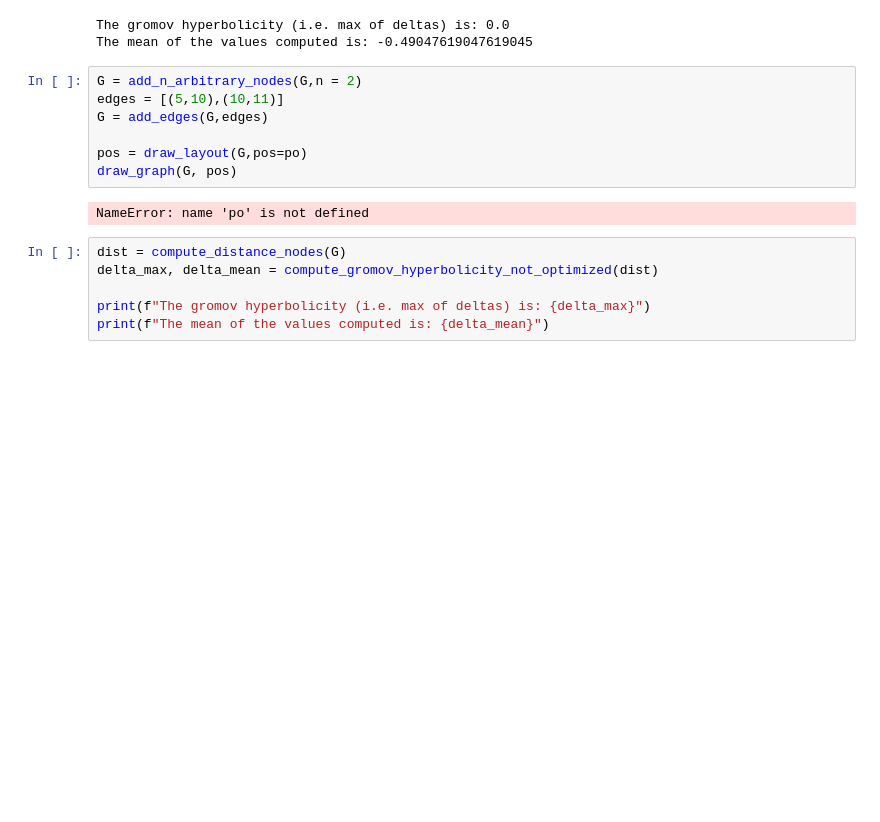
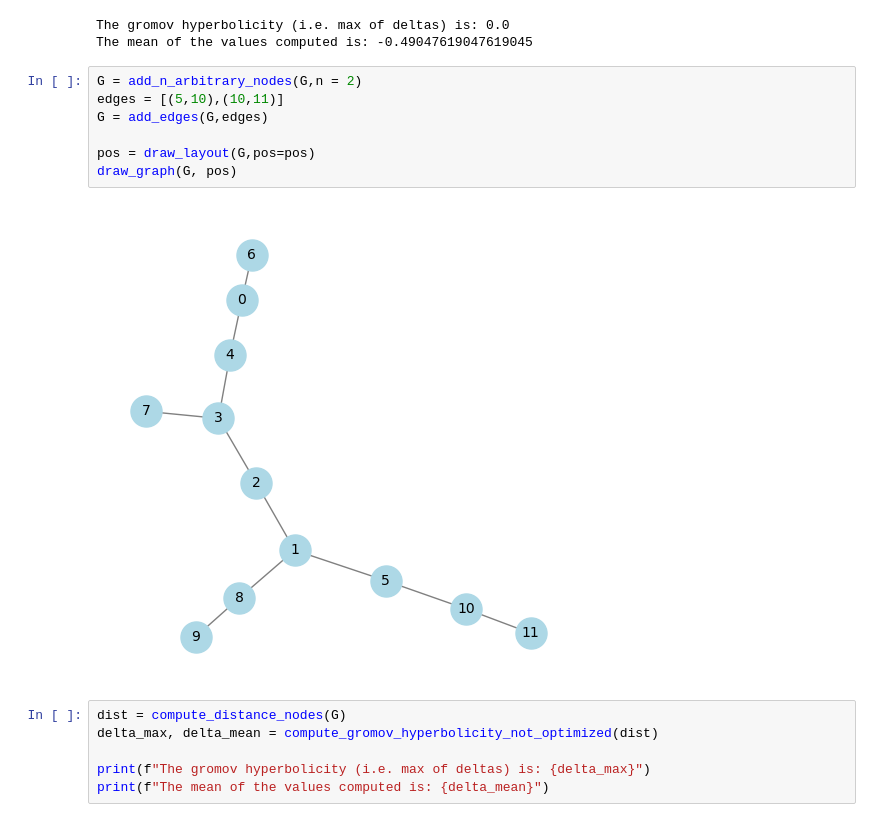
Before and after one commit to ClaudioFantasia/local_hyperbolicity_in_graphs, a Jupyter notebook: notebooks/hyperbolicity_testing.ipynb, the cells around one changed output. Drawn from its saved outputs; the diff is of its cells as text; blank space fills up the shorter version.

```diff
--- a/notebooks/hyperbolicity_testing.ipynb
+++ b/notebooks/hyperbolicity_testing.ipynb
@@ -29,12 +31,12 @@ The mean of the values computed is: -0.49047619047619045
 # %%
 G = add_n_arbitrary_nodes(G,n = 2)
 edges = [(5,10),(10,11)]
 G = add_edges(G,edges)
 
-pos = draw_layout(G,pos=po)
+pos = draw_layout(G,pos=pos)
 draw_graph(G, pos)
 # %% [output]
-NameError: name 'po' is not defined
+[figure, added]
 # %%
 dist = compute_distance_nodes(G)
 delta_max, delta_mean = compute_gromov_hyperbolicity_not_optimized(dist)
```
Also changed, not shown: parts of 23 cells of this notebook, 6 other files.
